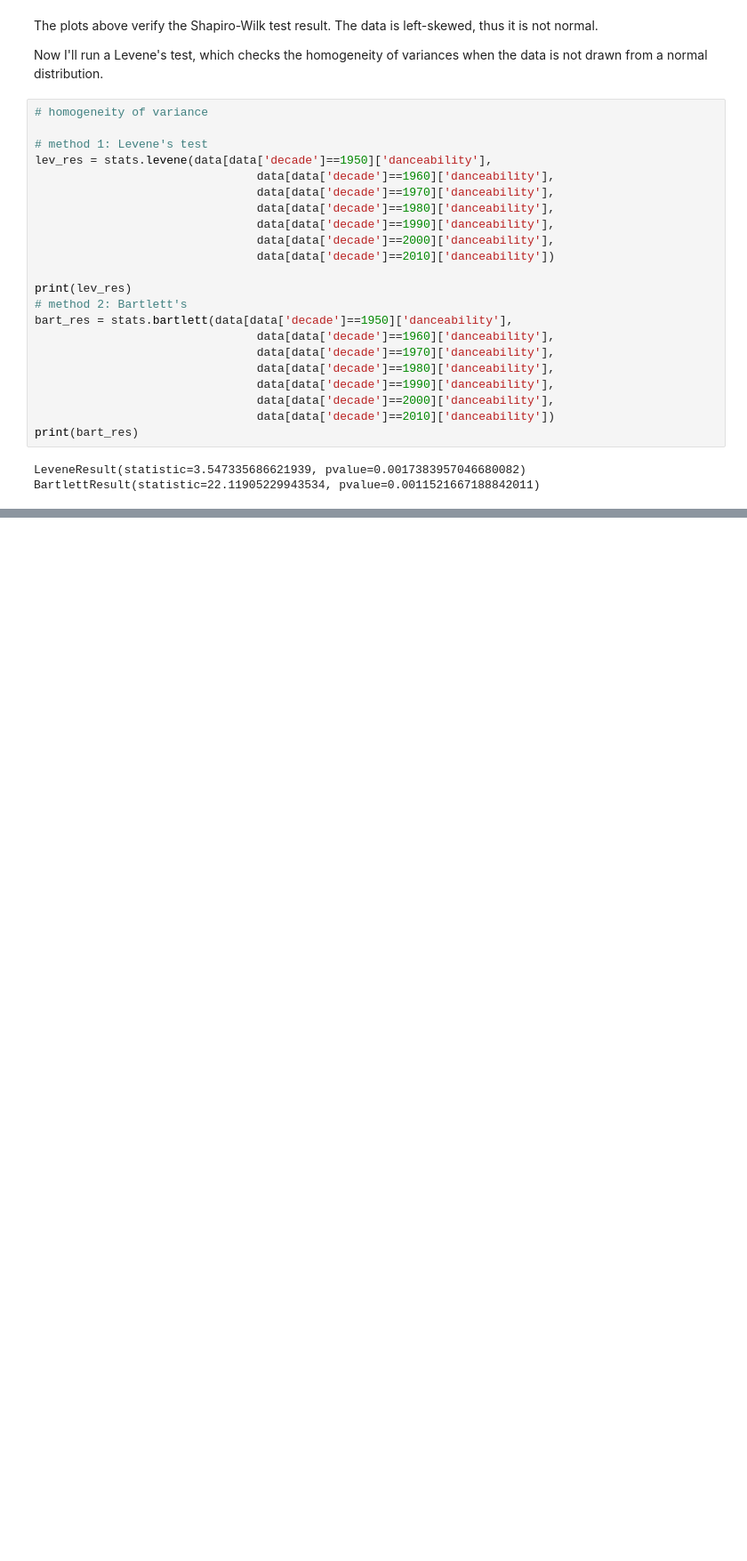
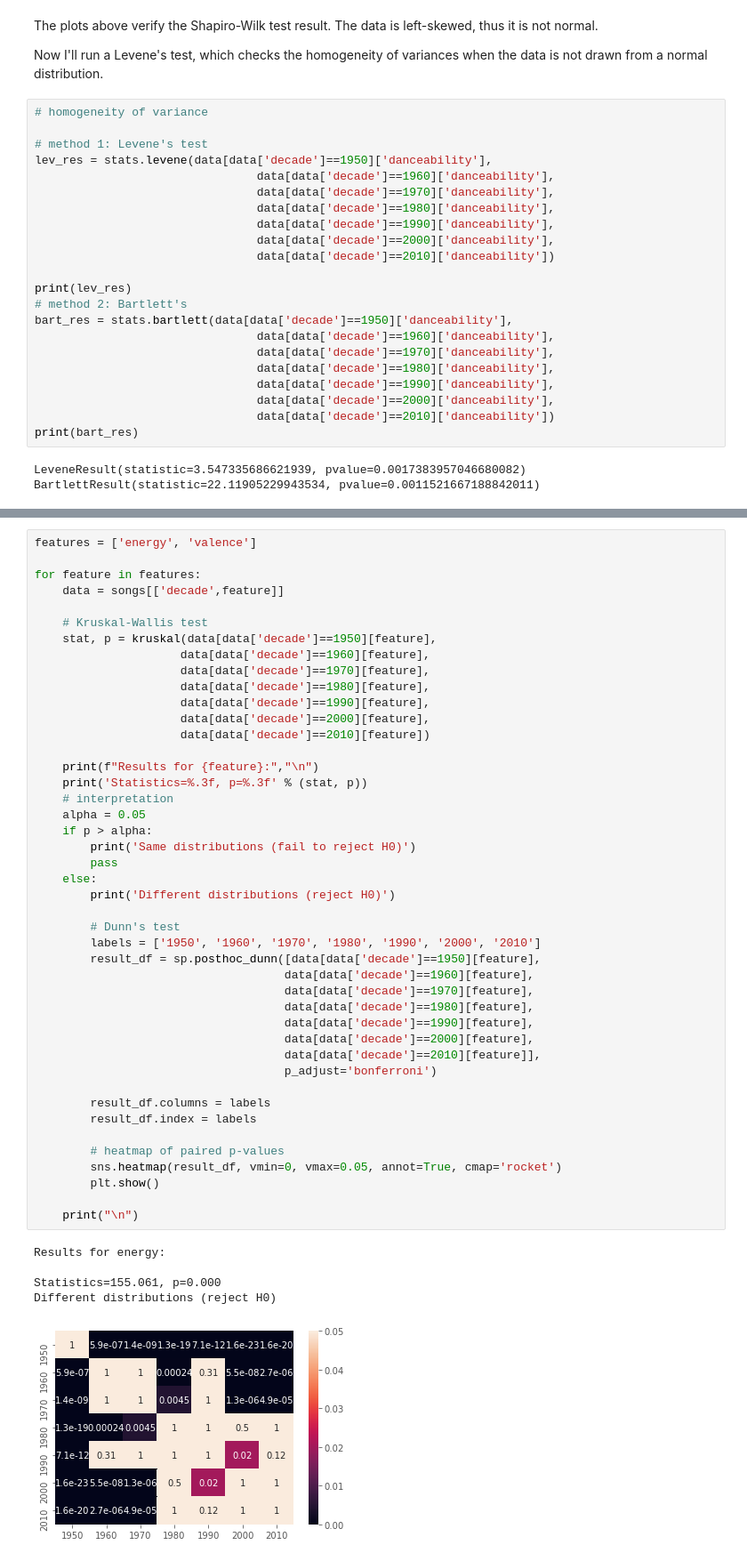
Before and after one commit to d-alvear/Analyzing-Music-by-Decade, a Jupyter notebook: notebooks/7-data-exploration.ipynb, the cells around one changed output, grey strips where cells are left out. Shown at 89% size. Drawn from its saved outputs; the diff is of its cells as text; blank space fills up the shorter version.

Commit message:
finished statistical testing

```diff
--- a/notebooks/7-data-exploration.ipynb
+++ b/notebooks/7-data-exploration.ipynb
@@ -572,0 +663,50 @@ data.shape
+# %%
+features = ['energy', 'valence']
+
+for feature in features:
+    data = songs[['decade',feature]]
+
+    # Kruskal-Wallis test
+    stat, p = kruskal(data[data['decade']==1950][feature],
+                     data[data['decade']==1960][feature],
+                     data[data['decade']==1970][feature],
+                     data[data['decade']==1980][feature],
+                     data[data['decade']==1990][feature],
+                     data[data['decade']==2000][feature],
+                     data[data['decade']==2010][feature])
+
+    print(f"Results for {feature}:","\n")
+    print('Statistics=%.3f, p=%.3f' % (stat, p))
+    # interpretation
+    alpha = 0.05
+    if p > alpha:
+        print('Same distributions (fail to reject H0)')
+        pass
+    else:
+        print('Different distributions (reject H0)')
+
+        # Dunn's test
+        labels = ['1950', '1960', '1970', '1980', '1990', '2000', '2010']
+        result_df = sp.posthoc_dunn([data[data['decade']==1950][feature],
+                                    data[data['decade']==1960][feature],
+                                    data[data['decade']==1970][feature],
+                                    data[data['decade']==1980][feature],
+                                    data[data['decade']==1990][feature],
+                                    data[data['decade']==2000][feature],
+                                    data[data['decade']==2010][feature]],
+                                    p_adjust='bonferroni')
+
+        result_df.columns = labels
+        result_df.index = labels
+
+        # heatmap of paired p-values
+        sns.heatmap(result_df, vmin=0, vmax=0.05, annot=True, cmap='rocket')
+        plt.show()
+
+    print("\n")
+# %% [output]
+Results for energy:
+
+Statistics=155.061, p=0.000
+Different distributions (reject H0)
+[figure, added]
```
Also changed, not shown: parts of 10 cells of this notebook.
